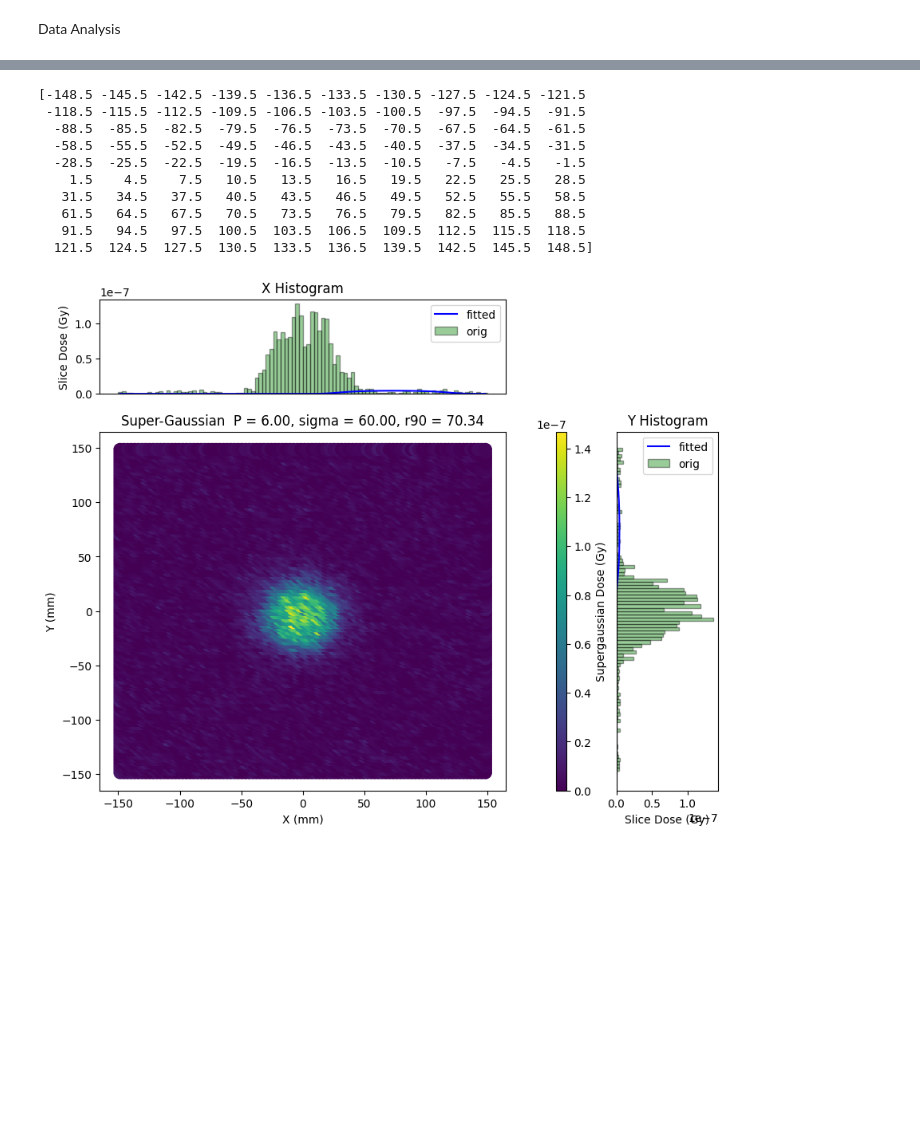
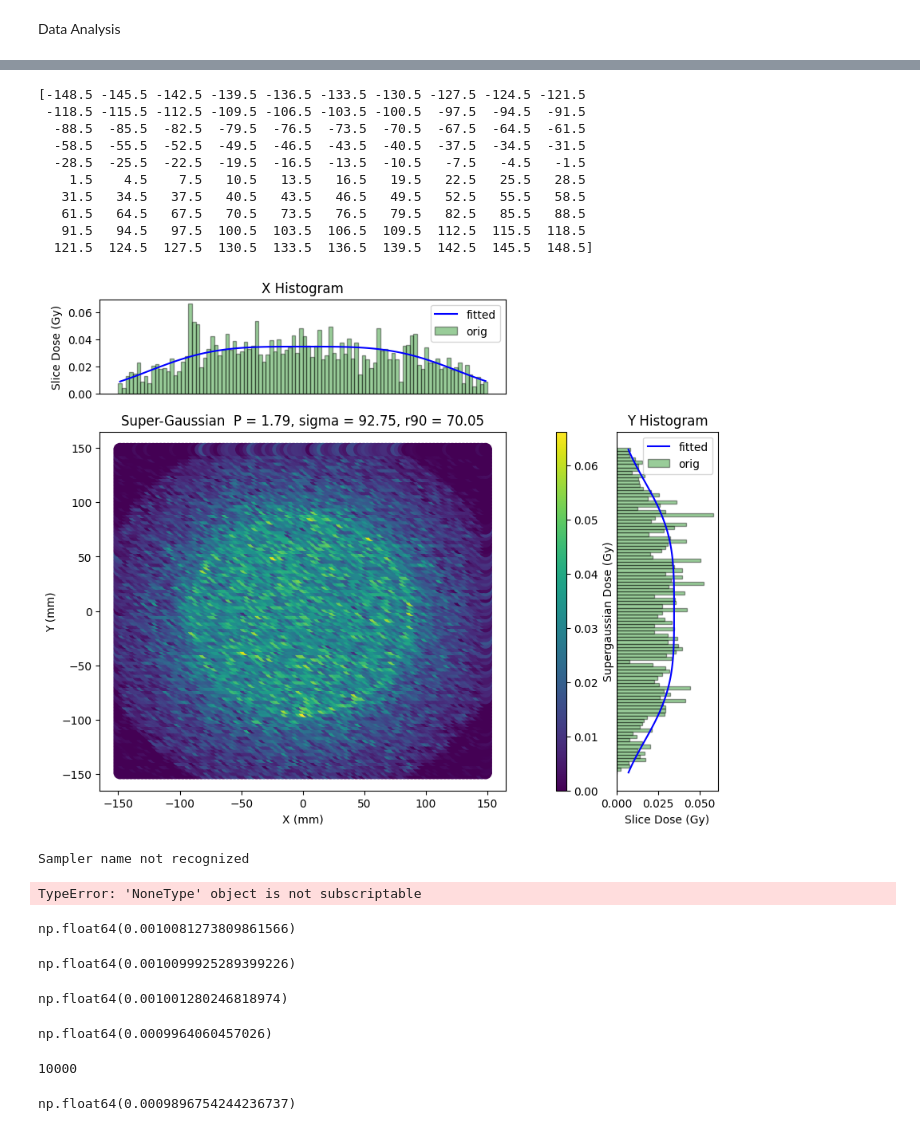
Before and after one commit to sabrinawaa/DPhil_Project, a Jupyter notebook: pylattice.ipynb, the cells around one changed output, grey strips where cells are left out. Saved outputs shown, nothing was run; the diff lists cells and outputs as text; code cells hidden in the pictures; blank space fills up the shorter version.

```diff
--- a/pylattice.ipynb
+++ b/pylattice.ipynb
@@ -134,5 +124,6 @@ All included in main file:
 # %%
-pybdsim.Run.Bdsim('lattice_py.gmad', 'testrun', ngenerate=100000)
+simParticles = 1e5
+pybdsim.Run.Bdsim('lattice_py.gmad', 'testrun', ngenerate=int(simParticles))
 # %% [output]
 0
 Executable option> inputFileName              : lattice_py.gmad
@@ -216,34 +229,72 @@ Text(0, 0.5, 'Y (m)')
 # %%
 from uniformity_fit import *
 
 x,y = dose_histo.xcentres*1000,dose_histo.ycentres*1000
-doseMap = dose_histo.contents[:,:,0]
+rawDosemap = dose_histo.contents[:,:,0]
+eCharge=1.60217663e-19
+acChargenC=10 #nC
+trueChargenC=(simParticles * eCharge)*1e9 #charge in simulation in nC
+scalingFactor=acChargenC/trueChargenC #number of particles simulated vs number of particles in actual beam
+#scaledDosemap=np.rot90(rawDosemap * scalingFactor)
+scaledDosemap=rawDosemap * scalingFactor
+
+
 x_center = (x.max() + x.min()) / 2  # Find the midpoint of x
 y_center = (y.max() + y.min()) / 2
 x = x - x_center
 y = y - y_center
 x, y = np.meshgrid(x, y)
 
 p0=[0.2, np.max(x)//2, np.max(y)//2, 60, 60, 6]
 #curvefit 2d histogram to supergaussian
 # Perform the optimization
-result = minimize(MSE, p0, args=(x, y, doseMap), method='L-BFGS-B')
+result = minimize(MSE, p0, args=(x, y, scaledDosemap), method='L-BFGS-B')
 fit_params = result.x
 
 # Calculate the fitted super-Gaussian
 fitted_map = supergaussian(x, y, *fit_params)
 sig, P = fit_params[3], fit_params[5]
 r_90 = r90(sig,P)
-plotDoseMap(x, y, doseMap,fitted_map,P,sig,r_90, dose_depth, "bdsim_dose")
+plotDoseMap(x, y, scaledDosemap,fitted_map,P,sig,r_90, dose_depth, "bdsim_dose")
 # %% [output]
 [-148.5 -145.5 -142.5 -139.5 -136.5 -133.5 -130.5 -127.5 -124.5 -121.5
  -118.5 -115.5 -112.5 -109.5 -106.5 -103.5 -100.5  -97.5  -94.5  -91.5
   -88.5  -85.5  -82.5  -79.5  -76.5  -73.5  -70.5  -67.5  -64.5  -61.5
   -58.5  -55.5  -52.5  -49.5  -46.5  -43.5  -40.5  -37.5  -34.5  -31.5
   -28.5  -25.5  -22.5  -19.5  -16.5  -13.5  -10.5   -7.5   -4.5   -1.5
     1.5    4.5    7.5   10.5   13.5   16.5   19.5   22.5   25.5   28.5
    31.5   34.5   37.5   40.5   43.5   46.5   49.5   52.5   55.5   58.5
    61.5   64.5   67.5   70.5   73.5   76.5   79.5   82.5   85.5   88.5
    91.5   94.5   97.5  100.5  103.5  106.5  109.5  112.5  115.5  118.5
   121.5  124.5  127.5  130.5  133.5  136.5  139.5  142.5  145.5  148.5]
-[figure, old version]
+[figure, new version]
+# %%
+D1_df = d.get_sampler('D1.')
+D1_df = D1_df[D1_df['x']<0.2]#filter out secondary particles
+# %% [output]
+Sampler name not recognized
+TypeError: 'NoneType' object is not subscriptable
+# %%
+np.std(D1_df['x'])
+# %% [output]
+np.float64(0.0010081273809861566)
+# %%
+np.std(D1_df['y'])
+# %% [output]
+np.float64(0.0010099925289399226)
+# %%
+np.std(D1_df['xp'])
+# %% [output]
+np.float64(0.001001280246818974)
+# %%
+np.std(D1_df['yp'])
+# %% [output]
+np.float64(0.0009964060457026)
+# %%
+len(D1_df['y'])
+# %% [output]
+10000
+# %%
+np.std(D1_df['energy'])
+# %% [output]
+np.float64(0.0009896754244236737)
```
Also changed, not shown: parts of 17 cells of this notebook, 4 other files.
